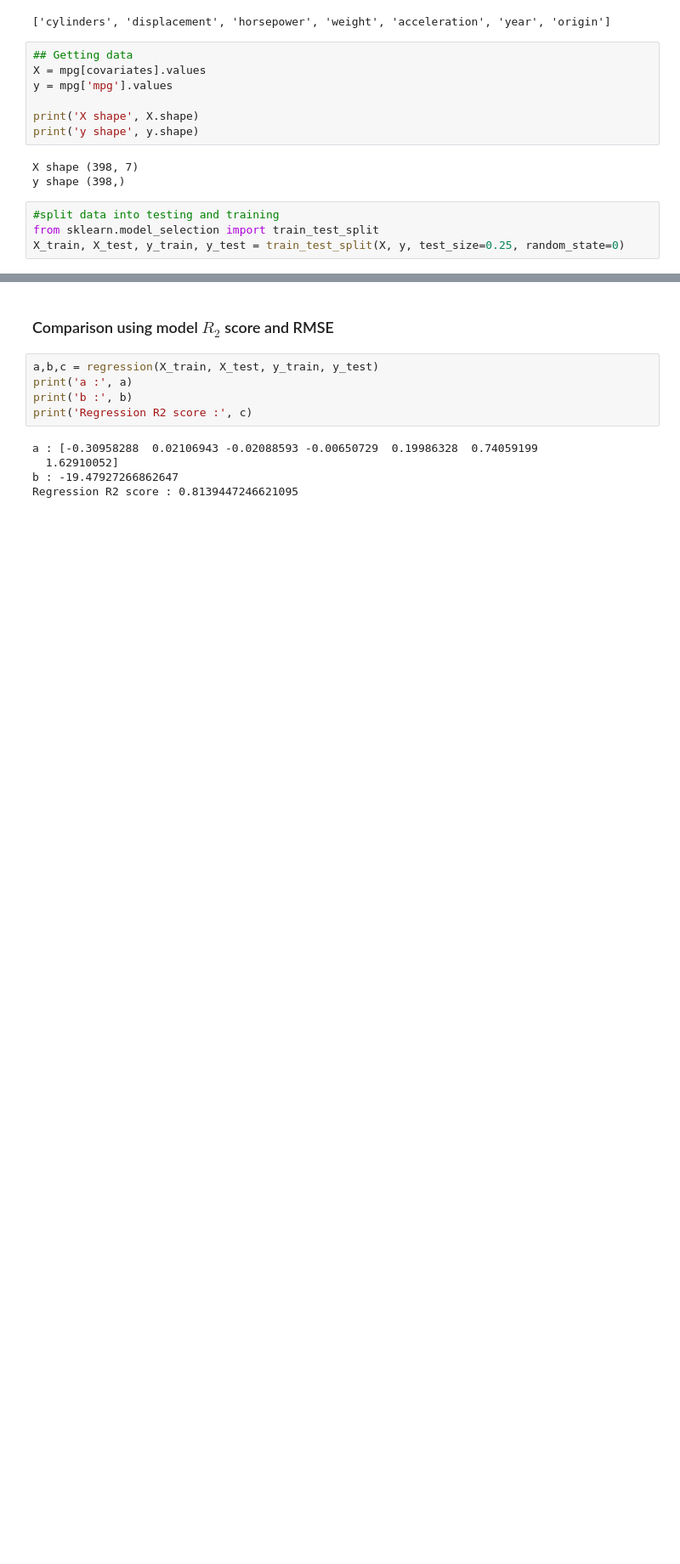
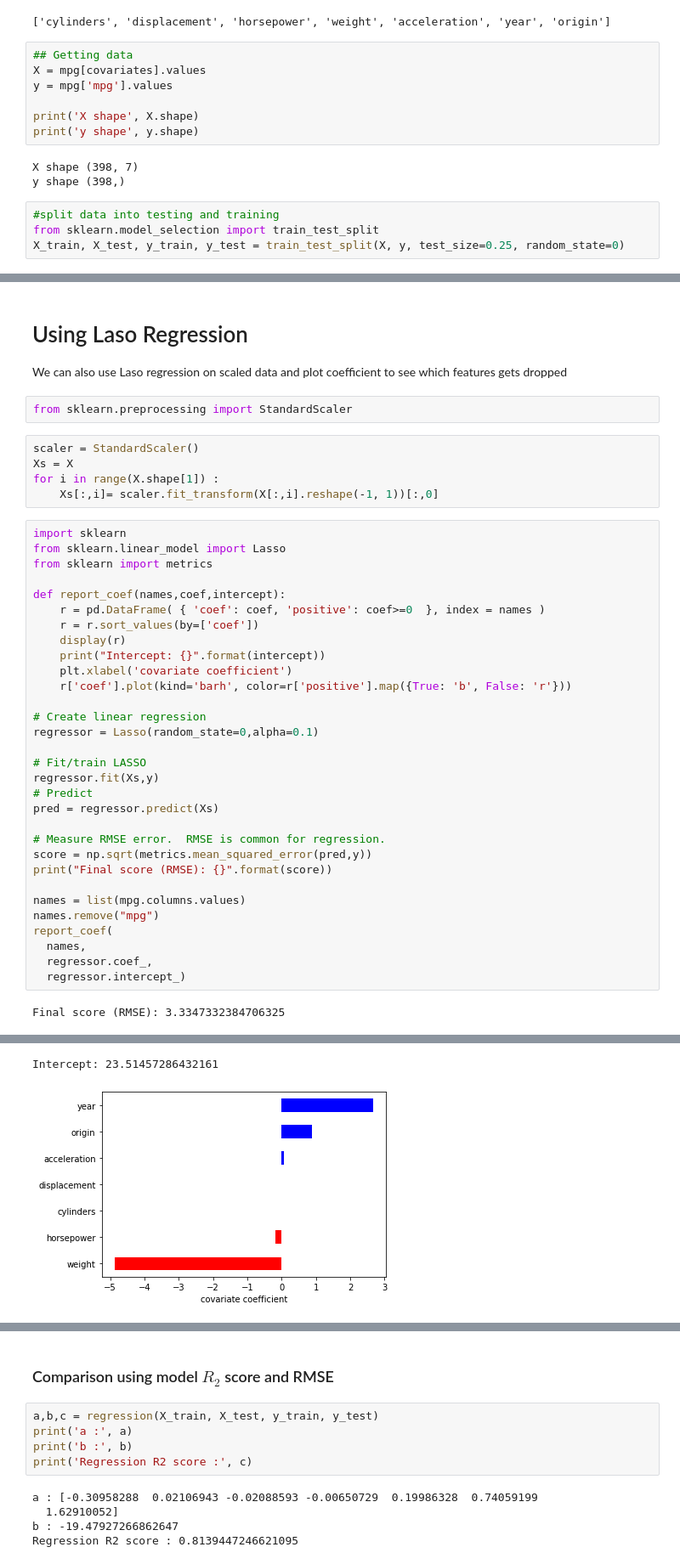
Before and after one commit to Baraa42/Elalami-Skakova-INM702-Coursework, a Jupyter notebook: Task2/Nested models.ipynb, the cells around one changed output, grey strips where cells are left out. Shown at 85% size. Saved outputs shown, nothing was run; the diff lists cells and outputs as text; blank space fills up the shorter version.

Commit message:
finished nested models

```diff
--- a/Task2/Nested models.ipynb
+++ b/Task2/Nested models.ipynb
@@ -104,3 +105,47 @@ X_train, X_test, y_train, y_test = train_test_split(X, y, test_size=0.25, random
 - Run t-test on one additional covariate
 - F-test
 - Anova
+# %% [markdown]
+# Using Laso Regression
+
+We can also use Laso regression on scaled data and plot coefficient to see which features gets dropped
+# %%
+from sklearn.preprocessing import StandardScaler
+# %%
+scaler = StandardScaler()
+Xs = X
+for i in range(X.shape[1]) :
+    Xs[:,i]= scaler.fit_transform(X[:,i].reshape(-1, 1))[:,0]
+# %%
+import sklearn
+from sklearn.linear_model import Lasso
+from sklearn import metrics
+
+def report_coef(names,coef,intercept):
+    r = pd.DataFrame( { 'coef': coef, 'positive': coef>=0  }, index = names )
+    r = r.sort_values(by=['coef'])
+    display(r)
+    print("Intercept: {}".format(intercept))
+    plt.xlabel('covariate coefficient')
+    r['coef'].plot(kind='barh', color=r['positive'].map({True: 'b', False: 'r'}))
+
+# Create linear regression
+regressor = Lasso(random_state=0,alpha=0.1)
+
+# Fit/train LASSO
+regressor.fit(Xs,y)
+# Predict
+pred = regressor.predict(Xs)
+
+# Measure RMSE error.  RMSE is common for regression.
+score = np.sqrt(metrics.mean_squared_error(pred,y))
+print("Final score (RMSE): {}".format(score))
+
+names = list(mpg.columns.values)
+names.remove("mpg")
+report_coef(
+  names,
+  regressor.coef_,
+  regressor.intercept_)
+# %% [output]
+Final score (RMSE): 3.3347332384706325
@@ -106,0 +160,2 @@ X_train, X_test, y_train, y_test = train_test_split(X, y, test_size=0.25, random
+Intercept: 23.51457286432161
+[figure, added]
```
Also changed, not shown: parts of 32 cells of this notebook, 1 other file.
